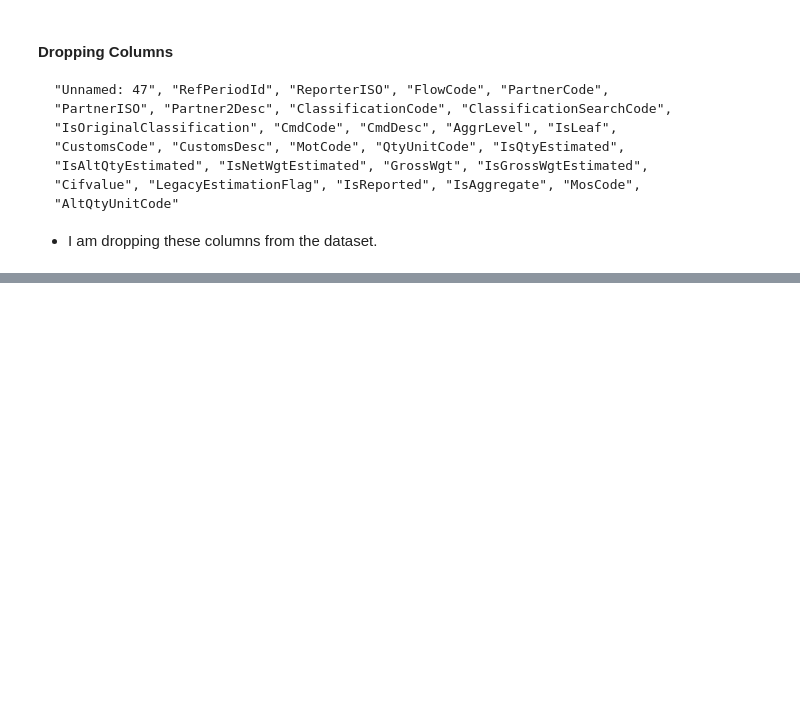
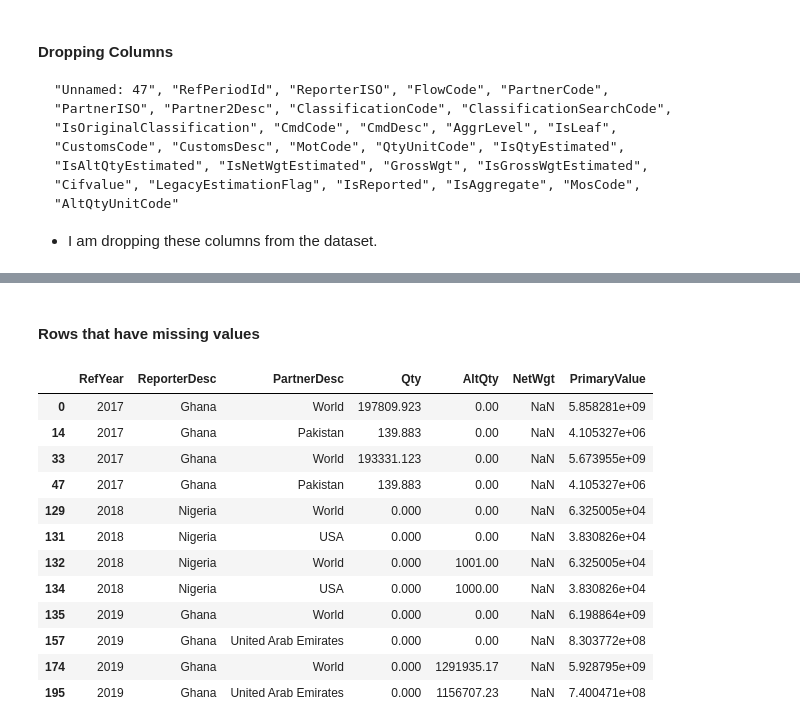
Before and after one commit to MrEktirir/Gold_Trade, a Jupyter notebook: Ghana_Nigeria_Gold_Trade_Analysis.ipynb, the cells around one changed output, grey strips where cells are left out. Drawn from its saved outputs; the diff is of its cells as text; code cells hidden in the pictures; blank space fills up the shorter version.

```diff
--- a/Ghana_Nigeria_Gold_Trade_Analysis.ipynb
+++ b/Ghana_Nigeria_Gold_Trade_Analysis.ipynb
@@ -372,0 +386,18 @@ df.head()
+# %% [markdown]
+#### Rows that have missing values
+# %%
+df[df['NetWgt'].isnull()]
+# %% [output]
+|  | RefYear | ReporterDesc | PartnerDesc | Qty | AltQty | NetWgt | PrimaryValue |
+| 0 | 2017 | Ghana | World | 197809.923 | 0.00 | NaN | 5.858281e+09 |
+| 14 | 2017 | Ghana | Pakistan | 139.883 | 0.00 | NaN | 4.105327e+06 |
+| 33 | 2017 | Ghana | World | 193331.123 | 0.00 | NaN | 5.673955e+09 |
+| 47 | 2017 | Ghana | Pakistan | 139.883 | 0.00 | NaN | 4.105327e+06 |
+| 129 | 2018 | Nigeria | World | 0.000 | 0.00 | NaN | 6.325005e+04 |
+| 131 | 2018 | Nigeria | USA | 0.000 | 0.00 | NaN | 3.830826e+04 |
+| 132 | 2018 | Nigeria | World | 0.000 | 1001.00 | NaN | 6.325005e+04 |
+| 134 | 2018 | Nigeria | USA | 0.000 | 1000.00 | NaN | 3.830826e+04 |
+| 135 | 2019 | Ghana | World | 0.000 | 0.00 | NaN | 6.198864e+09 |
+| 157 | 2019 | Ghana | United Arab Emirates | 0.000 | 0.00 | NaN | 8.303772e+08 |
+| 174 | 2019 | Ghana | World | 0.000 | 1291935.17 | NaN | 5.928795e+09 |
+| 195 | 2019 | Ghana | United Arab Emirates | 0.000 | 1156707.23 | NaN | 7.400471e+08 |
```
Also changed, not shown: parts of 6 cells of this notebook.
